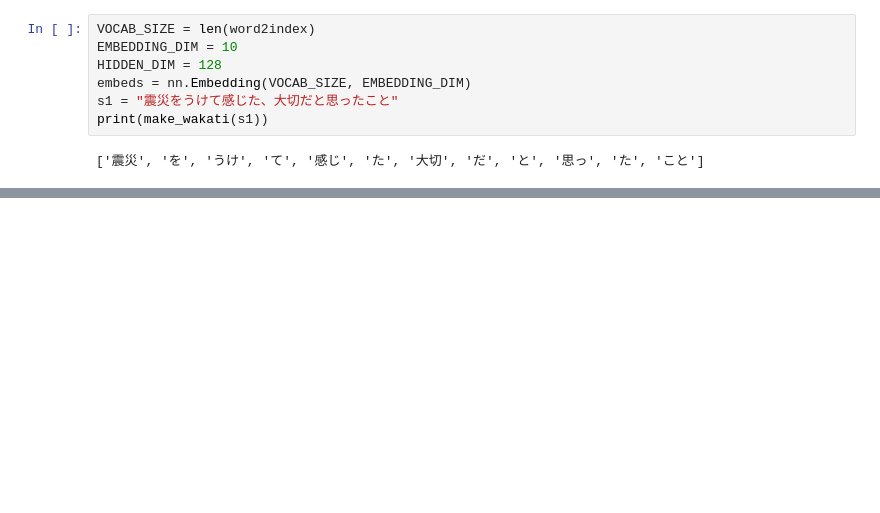
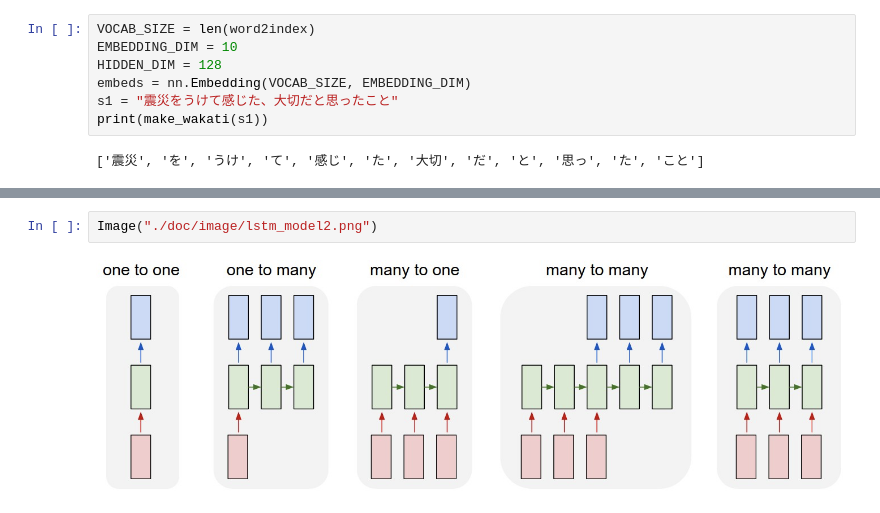
Before and after one commit to isoittech/SAMPLE_WEB_pytorch_lstm, a Jupyter notebook: mk_pytorch01.ipynb, the cells around one changed output, grey strips where cells are left out. Saved outputs shown, nothing was run; the diff lists cells and outputs as text; blank space fills up the shorter version.

```diff
--- a/mk_pytorch01.ipynb
+++ b/mk_pytorch01.ipynb
@@ -264,0 +286,4 @@ out2[1].size():$torch.Size([1, 1, 128])
+# %%
+Image("./doc/image/lstm_model2.png")
+# %% [output]
+[figure, added]
```
Also changed, not shown: parts of 29 cells of this notebook, 4 other files.
